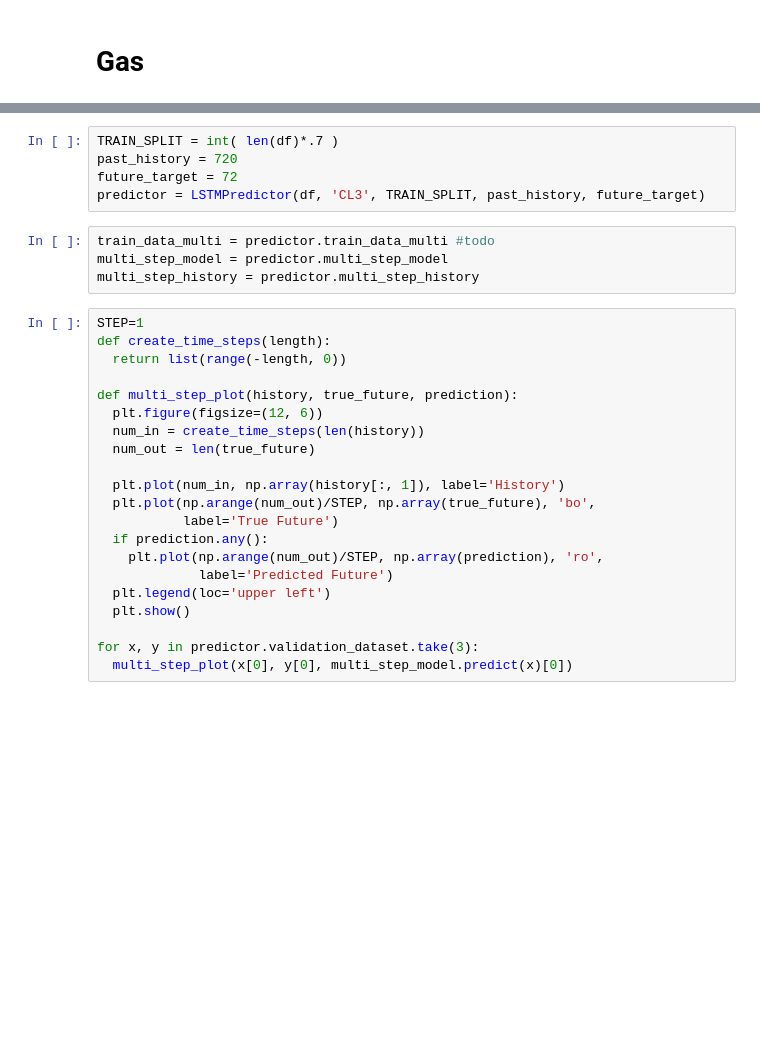
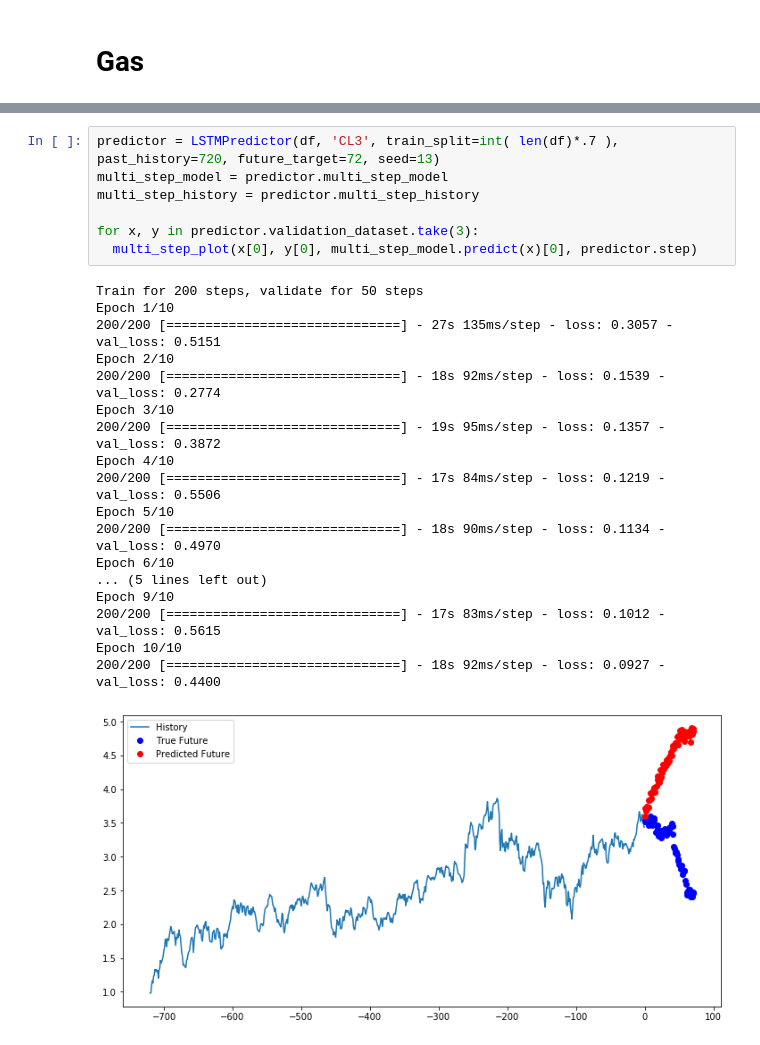
Before and after one commit to MPetrashev/MLL, a Jupyter notebook: src/main/notebooks/CME.ipynb, the cells around one changed output, grey strips where cells are left out. Cells and saved outputs as stored; diff of their text form; blank space fills up the shorter version.

```diff
--- a/src/main/notebooks/CME.ipynb
+++ b/src/main/notebooks/CME.ipynb
@@ -27,30 +38,26 @@ df.plot(subplots=True)
-# %%
-TRAIN_SPLIT = int( len(df)*.7 )
-past_history = 720
-future_target = 72
-predictor = LSTMPredictor(df, 'CL3', TRAIN_SPLIT, past_history, future_target)
-# %%
-train_data_multi = predictor.train_data_multi #todo
-multi_step_model = predictor.multi_step_model
-multi_step_history = predictor.multi_step_history
-# %%
-STEP=1
-def create_time_steps(length):
-  return list(range(-length, 0))
-
-def multi_step_plot(history, true_future, prediction):
-  plt.figure(figsize=(12, 6))
-  num_in = create_time_steps(len(history))
-  num_out = len(true_future)
-
-  plt.plot(num_in, np.array(history[:, 1]), label='History')
-  plt.plot(np.arange(num_out)/STEP, np.array(true_future), 'bo',
-           label='True Future')
-  if prediction.any():
-    plt.plot(np.arange(num_out)/STEP, np.array(prediction), 'ro',
-             label='Predicted Future')
-  plt.legend(loc='upper left')
-  plt.show()
-
-for x, y in predictor.validation_dataset.take(3):
-  multi_step_plot(x[0], y[0], multi_step_model.predict(x)[0])
+# %%
+predictor = LSTMPredictor(df, 'CL3', train_split=int( len(df)*.7 ), past_history=720, future_target=72, seed=13)
+multi_step_model = predictor.multi_step_model
+multi_step_history = predictor.multi_step_history
+
+for x, y in predictor.validation_dataset.take(3):
+  multi_step_plot(x[0], y[0], multi_step_model.predict(x)[0], predictor.step)
+# %% [output]
+Train for 200 steps, validate for 50 steps
+Epoch 1/10
+200/200 [==============================] - 27s 135ms/step - loss: 0.3057 - val_loss: 0.5151
+Epoch 2/10
+200/200 [==============================] - 18s 92ms/step - loss: 0.1539 - val_loss: 0.2774
+Epoch 3/10
+200/200 [==============================] - 19s 95ms/step - loss: 0.1357 - val_loss: 0.3872
+Epoch 4/10
+200/200 [==============================] - 17s 84ms/step - loss: 0.1219 - val_loss: 0.5506
+Epoch 5/10
+200/200 [==============================] - 18s 90ms/step - loss: 0.1134 - val_loss: 0.4970
+Epoch 6/10
+... (5 lines left out)
+Epoch 9/10
+200/200 [==============================] - 17s 83ms/step - loss: 0.1012 - val_loss: 0.5615
+Epoch 10/10
+200/200 [==============================] - 18s 92ms/step - loss: 0.0927 - val_loss: 0.4400
+[figure, added]
```
Also changed, not shown: parts of 4 cells of this notebook, 10 other files.
